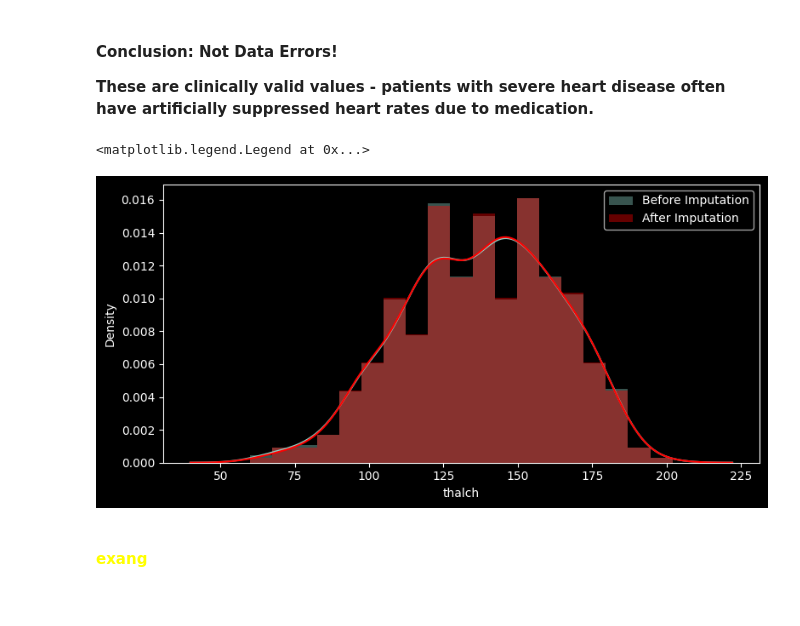
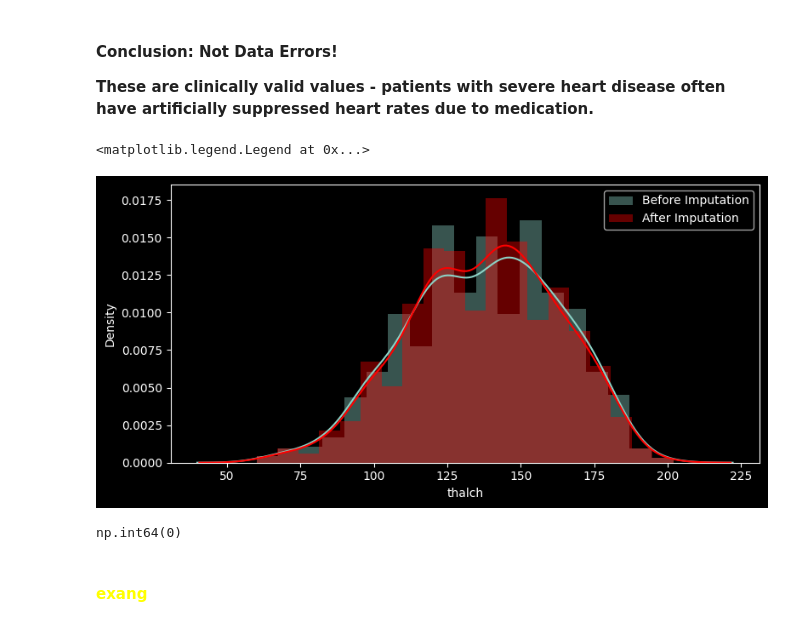
Before and after one commit to SumanGouda/Machine-Learning-Projects, a Jupyter notebook: HEART DISEASE/heart_disease_predictor.ipynb, the cells around one changed output. Drawn from its saved outputs; the diff is of its cells as text; code cells hidden in the pictures.

Commit message:
improved the missing values immputation and next just fit and train the model

```diff
--- a/HEART DISEASE/heart_disease_predictor.ipynb
+++ b/HEART DISEASE/heart_disease_predictor.ipynb
@@ -113,7 +114,7 @@ from sklearn.ensemble import RandomForestRegressor
 # %%
 def fill_trestbps_regression(df):
     """Use machine learning to predict missing BP values"""
-    df_filled = df[['age', 'chol', 'thalch', 'oldpeak', 'num', 'sex', 'cp', 'fbs', 'trestbps']].copy()
+    df_filled = df[['age', 'chol','num','fbs', 'trestbps']].copy()
 
     # Separate data with and without BP values
     known_bp = df_filled[df_filled['trestbps'].notnull()]
@@ -123,14 +124,14 @@ def fill_trestbps_regression(df):
         return df_filled
 
     # Feature selection for BP prediction
-    features = ['age', 'chol', 'thalch', 'oldpeak', 'num', 'sex', 'cp', 'fbs']
+    features = ['age', 'chol','num','fbs']
 
     # Prepare training data
     X_train = known_bp[features].copy()
     y_train = known_bp['trestbps']
 
     # Handle categorical variables
-    categorical_features = ['sex', 'cp', 'fbs']
+    categorical_features = ['fbs']
     for col in categorical_features:
         X_train[col] = X_train[col].astype('category').cat.codes
 
@@ -150,6 +151,6 @@ def fill_trestbps_regression(df):
 
     return df_filled
 
-df_regression = fill_trestbps_regression(df)
+df_filled_trestbps = fill_trestbps_regression(df)
 # %%
 # Statistics of data before and after imputation
@@ -171,3 +176,5 @@ After imputation: 0 missing values
 # %%
 # Filling up the the df['trestbps'] with the regression imputed values
-df['trestbps'] = df_regression['trestbps']
+df['trestbps'] = df_filled_trestbps['trestbps']
+
+print(f"Number of missing values on trestbps column is : {df['trestbps'].isna().sum()}")
@@ -533,13 +500,13 @@ df_regression = fill_thalch_regression(df)
 # %%
 # Check the distribution of thalch before and after imputation
 plt.figure(figsize=(8, 4))
 sns.distplot(df['thalch'], label='Before Imputation')
-sns.distplot(df_regression['thalch'], label='After Imputation', color='red')
+sns.distplot(df_filled_thalch['thalch'], label='After Imputation', color='red')
 plt.xlabel('thalch')
 plt.ylabel('Density')
 
 plt.tight_layout()
 plt.legend()
 # %% [output]
 <matplotlib.legend.Legend at 0x...>
-[figure, old version]
+[figure, new version]
@@ -546,3 +515,7 @@ plt.legend()
+# %%
+df['thalch'].isna().sum()
+# %% [output]
+np.int64(0)
 # %% [markdown]
 #### <span style="color: yellow; font-weight: bold;">exang</span>
 # %%
```
Also changed, not shown: parts of 41 cells of this notebook.
